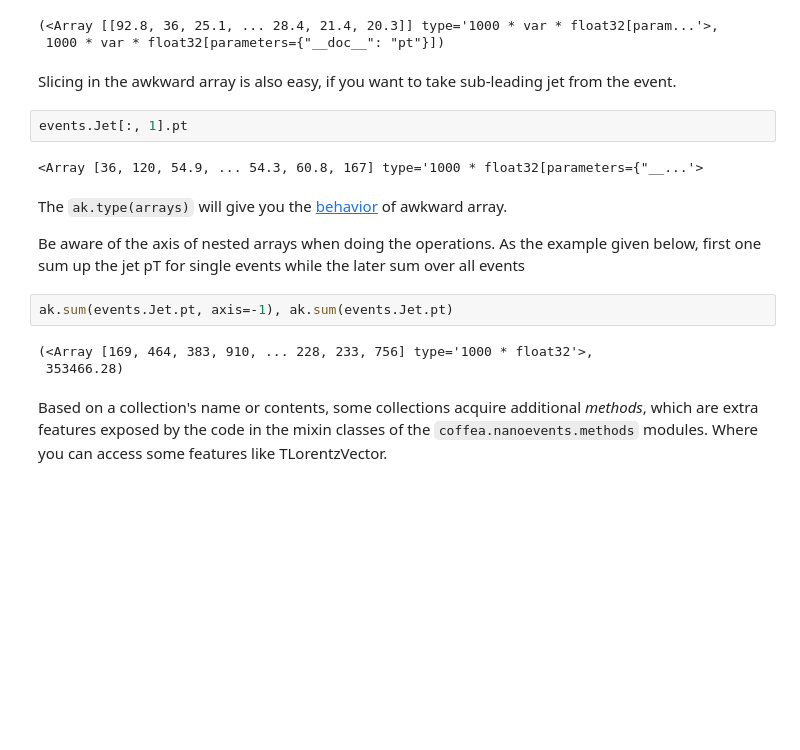
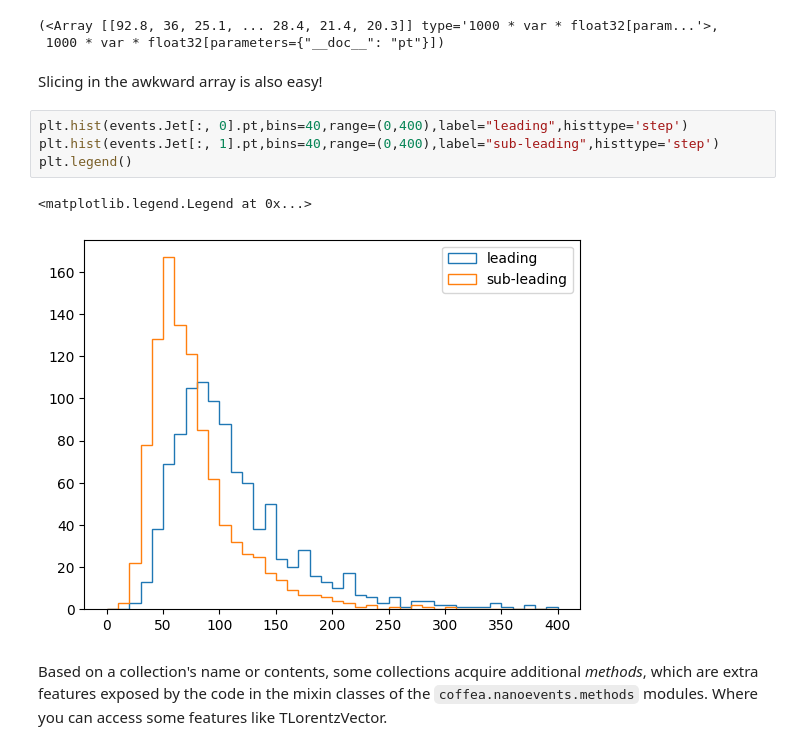
Before and after one commit to cms-btv-pog/BTVNanoCommissioning, a Jupyter notebook: notebooks/BTV_commissiong_tutorial-coffea.ipynb, the cells around one changed output. Saved outputs shown, nothing was run; the diff lists cells and outputs as text; blank space fills up the shorter version.

```diff
--- a/notebooks/BTV_commissiong_tutorial-coffea.ipynb
+++ b/notebooks/BTV_commissiong_tutorial-coffea.ipynb
@@ -75,20 +78,14 @@ events.Jet.pt, ak.type(events.Jet.pt)
 (<Array [[92.8, 36, 25.1, ... 28.4, 21.4, 20.3]] type='1000 * var * float32[param...'>,
  1000 * var * float32[parameters={"__doc__": "pt"}])
 # %% [markdown]
-Slicing in the awkward array is also easy, if you want to take sub-leading jet from the event.
+Slicing in the awkward array is also easy!
-# %%
-events.Jet[:, 1].pt
-# %% [output]
-<Array [36, 120, 54.9, ... 54.3, 60.8, 167] type='1000 * float32[parameters={"__...'>
-# %% [markdown]
-The `ak.type(arrays)` will give you the [behavior](https://awkward-array.org/doc/main/reference/generated/ak.type.html?highlight=ak%20type#ak.type) of awkward array.
-
-Be aware of the axis of nested arrays when doing the operations. As the example given below, first one sum up the jet pT for single events while the later sum over all events
-# %%
-ak.sum(events.Jet.pt, axis=-1), ak.sum(events.Jet.pt)
-# %% [output]
-(<Array [169, 464, 383, 910, ... 228, 233, 756] type='1000 * float32'>,
- 353466.28)
+# %%
+plt.hist(events.Jet[:, 0].pt,bins=40,range=(0,400),label="leading",histtype='step')
+plt.hist(events.Jet[:, 1].pt,bins=40,range=(0,400),label="sub-leading",histtype='step')
+plt.legend()
+# %% [output]
+<matplotlib.legend.Legend at 0x...>
+[figure, added]
 # %% [markdown]
 Based on a collection's name or contents, some collections acquire additional _methods_, which are extra features exposed by the code in the mixin classes of the `coffea.nanoevents.methods` modules. Where you can access some features like TLorentzVector.
 # %%
```
Also changed, not shown: parts of 18 cells of this notebook, 9 other files.
